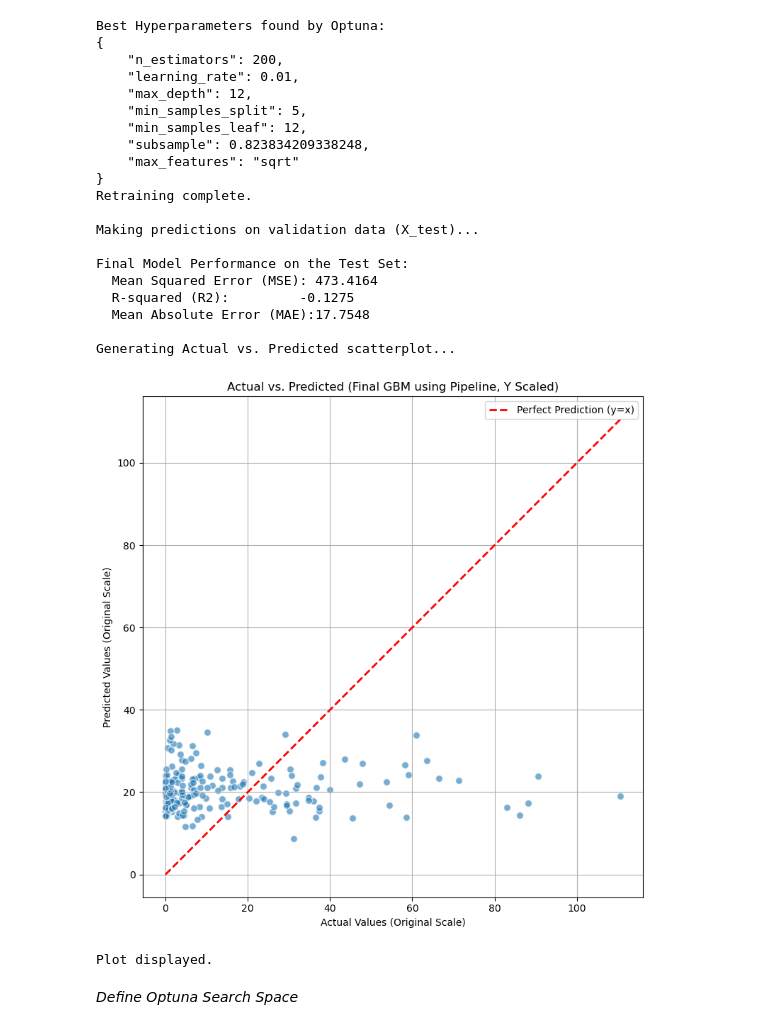
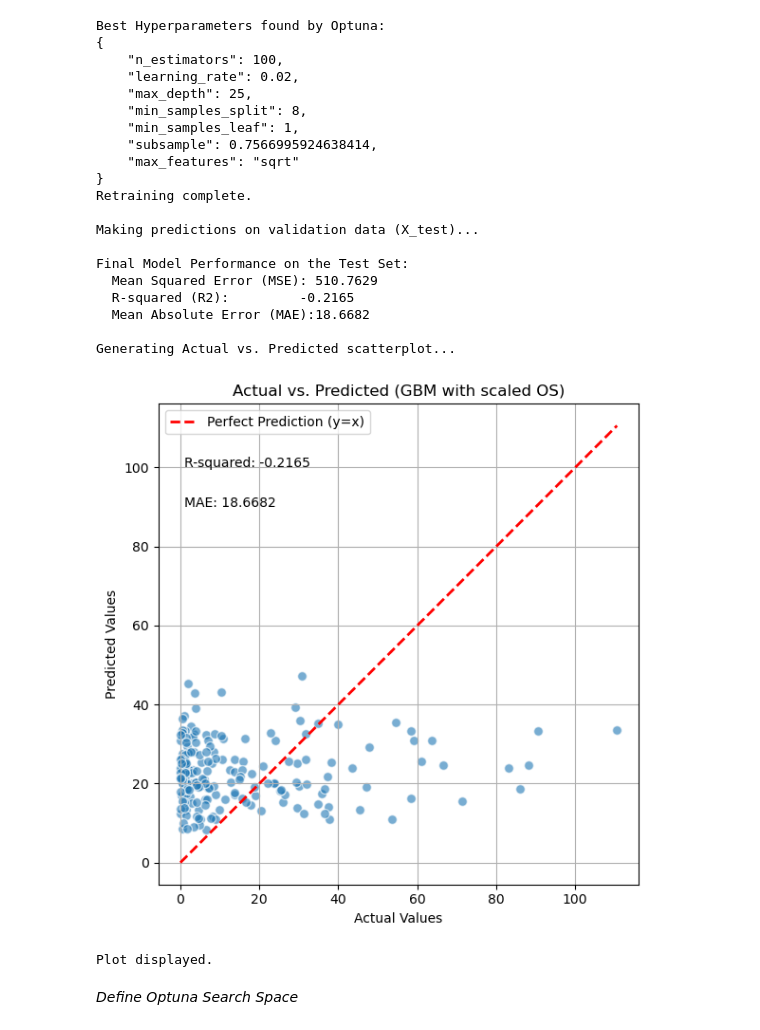
Before and after one commit to jacob-tye/BMI_6114_Project, a Jupyter notebook: analysis/01_ml_analysis_gbm.ipynb, the cells around one changed output. Cells and saved outputs as stored; diff of their text form; code cells hidden in the pictures.

Commit message:
Revised GBM code. Fixed Data Prep comments. Added new GBM Param json

```diff
--- a/analysis/01_ml_analysis_gbm.ipynb
+++ b/analysis/01_ml_analysis_gbm.ipynb
@@ -130,7 +108,7 @@ print(json.dumps(best_params, indent=4))
 
 # 2. Create the Final Model with the *SAME* Nested Structure
 final_y_scaler = StandardScaler()
-final_gbm = GradientBoostingRegressor() # Base instance
+final_gbm = GradientBoostingRegressor(random_state=29) # Base instance
 
 # Create the inner pipeline structure (ONLY GBM)
 final_inner_pipeline = Pipeline([
@@ -152,7 +130,7 @@ for key, value in best_params.items():
     best_params_prefixed[new_key] = value
 
 
-with open("results/gbm_best_params.json", "w") as f:
+with open("results/gbm_best_scaled_params.json", "w") as f:
     json.dump(best_params_prefixed, f, indent=4)
 
 
@@ -178,47 +156,50 @@ print("\nFinal Model Performance on the Test Set:")
 print(f"  Mean Squared Error (MSE): {final_mse:.4f}")
 print(f"  R-squared (R2):         {final_r2:.4f}")
 print(f"  Mean Absolute Error (MAE):{final_mae:.4f}")
 
 # 7. Create the Scatterplot (using original scale values)
 print("\nGenerating Actual vs. Predicted scatterplot...")
-plt.figure(figsize=(8, 8))
+plt.figure(figsize=(8, 6))
 plt.scatter(y_true_final, y_pred_final, alpha=0.6, edgecolors='w', s=50)
-plt.xlabel("Actual Values (Original Scale)")
-plt.ylabel("Predicted Values (Original Scale)")
-plt.title("Actual vs. Predicted (Final GBM using Pipeline, Y Scaled)")
+plt.xlabel("Actual Values")
+plt.ylabel("Predicted Values")
+plt.title("Actual vs. Predicted (GBM with scaled OS)")
 
 min_val = min(np.min(y_true_final), np.min(y_pred_final))
 max_val = max(np.max(y_true_final), np.max(y_pred_final))
 plt.plot([min_val, max_val], [min_val, max_val], 'r--', lw=2, label='Perfect Prediction (y=x)')
 
+
 plt.grid(True)
 plt.legend()
 plt.gca().set_aspect('equal', adjustable='box')
 plt.tight_layout()
+plt.text(1, 100, f"R-squared: {final_r2:.4f}")
+plt.text(1, 90, f"MAE: {final_mae:.4f}")
 plt.show()
 print("Plot displayed.")
 # %% [output]
 Best Hyperparameters found by Optuna:
 {
-    "n_estimators": 200,
-    "learning_rate": 0.01,
-    "max_depth": 12,
-    "min_samples_split": 5,
-    "min_samples_leaf": 12,
-    "subsample": 0.823834209338248,
+    "n_estimators": 100,
+    "learning_rate": 0.02,
+    "max_depth": 25,
+    "min_samples_split": 8,
+    "min_samples_leaf": 1,
+    "subsample": 0.7566995924638414,
     "max_features": "sqrt"
 }
 Retraining complete.
 
 Making predictions on validation data (X_test)...
 
 Final Model Performance on the Test Set:
-  Mean Squared Error (MSE): 473.4164
-  R-squared (R2):         -0.1275
-  Mean Absolute Error (MAE):17.7548
+  Mean Squared Error (MSE): 510.7629
+  R-squared (R2):         -0.2165
+  Mean Absolute Error (MAE):18.6682
 
 Generating Actual vs. Predicted scatterplot...
-[figure, old version]
+[figure, new version]
 Plot displayed.
 # %%
 # Generate Regressor
```
Also changed, not shown: parts of 9 cells of this notebook, 3 other files.
